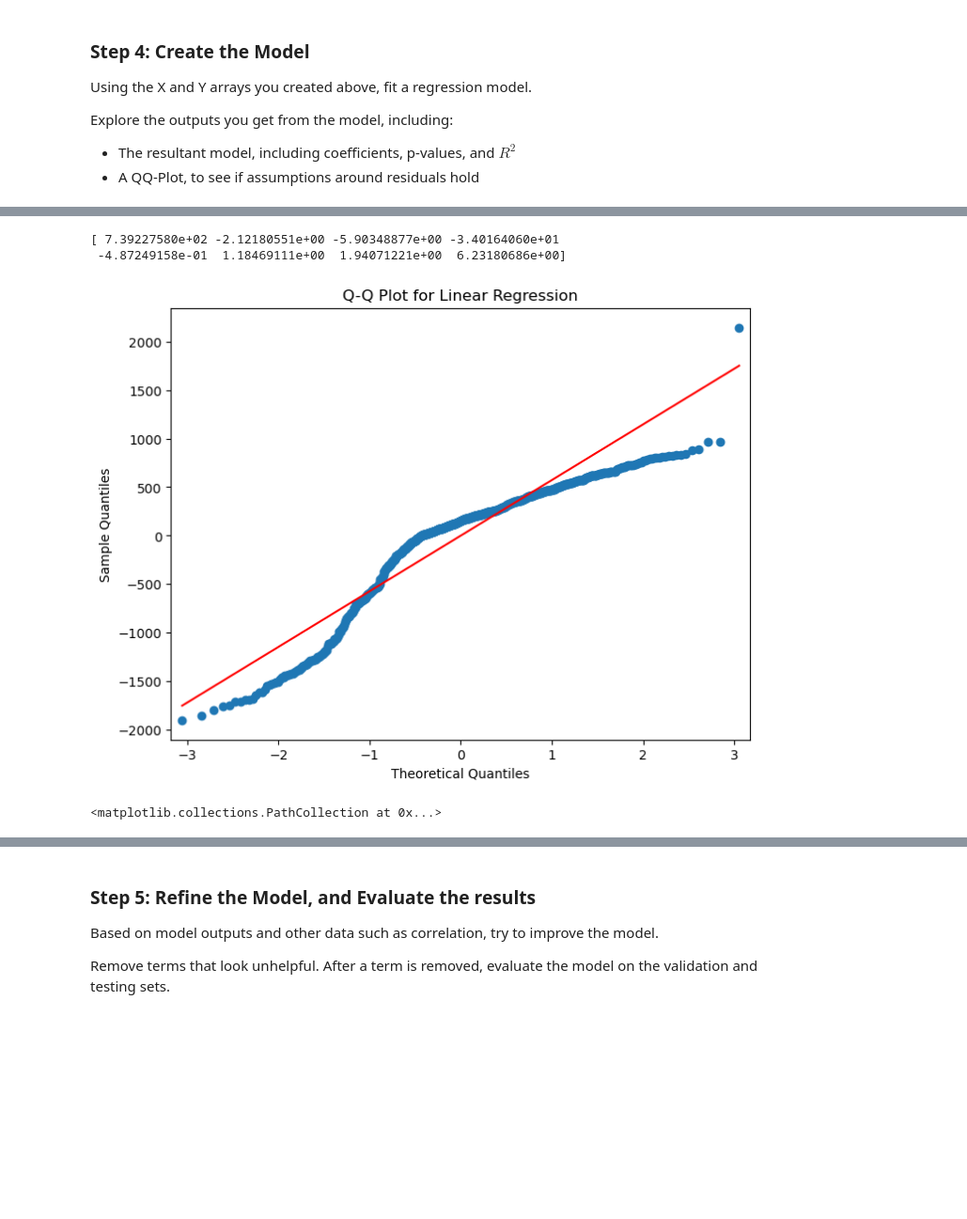
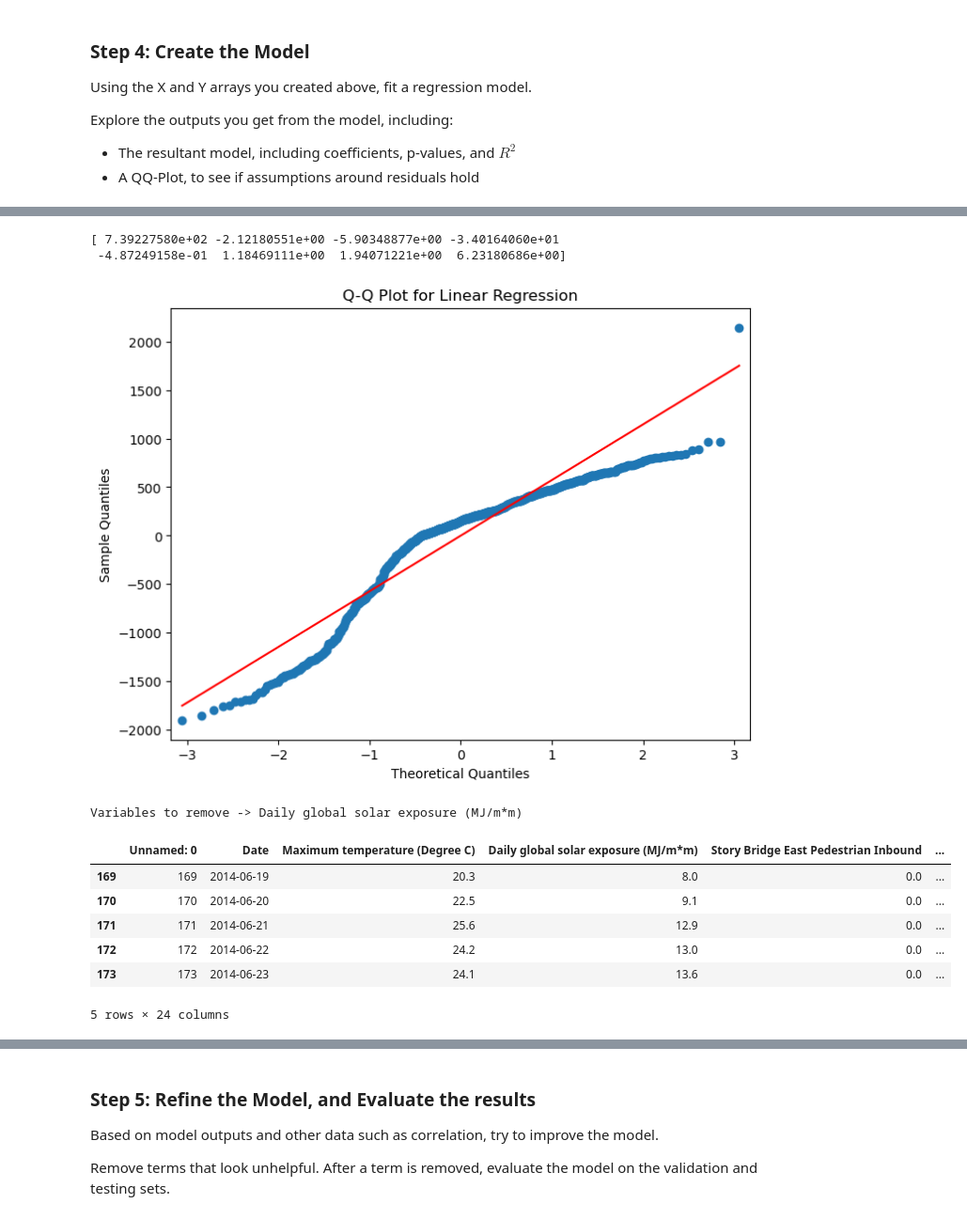
Before and after one commit to bownessjessie18/CAB420, a Jupyter notebook: Week_01/CAB420_Prac1/CAB420_Prac_1_Q1_Template.ipynb, the cells around one changed output, grey strips where cells are left out. Shown at 94% size. Saved outputs shown, nothing was run; the diff lists cells and outputs as text; code cells hidden in the pictures; blank space fills up the shorter version.

```diff
--- a/Week_01/CAB420_Prac1/CAB420_Prac_1_Q1_Template.ipynb
+++ b/Week_01/CAB420_Prac1/CAB420_Prac_1_Q1_Template.ipynb
@@ -186,16 +186,31 @@ strong multicollinearity or other numerical problems.
 # %%
 print(model_1.params)
 #plot a residuals plot
 fig, ax = plt.subplots(figsize=(8,6))
 sm.qqplot(model_1.resid, ax=ax, line='s')
 plt.title('Q-Q Plot for Linear Regression')
 plt.show()
 
 fig, ax = plt.subplots(figsize=(8,6))
 ax.scatter(model_1.predict(X_train), model_1.resid)
+
+# dropping models that do not have high pearson correlation factor
+to_remove = [X_variables[0]]
+print('Variables to remove -> {}'.format(to_remove[0]))
+train = train.drop('Rainfall amount (millimetres)', axis = 1)
+# also want to remove these variable names from the X_variable list
+X_variables.remove(to_remove[0])
+train.head()
 # %% [output]
 [ 7.39227580e+02 -2.12180551e+00 -5.90348877e+00 -3.40164060e+01
  -4.87249158e-01  1.18469111e+00  1.94071221e+00  6.23180686e+00]
 [figure]
-<matplotlib.collections.PathCollection at 0x...>
+Variables to remove -> Daily global solar exposure (MJ/m*m)
+|  | Unnamed: 0 | Date | Maximum temperature (Degree C) | Daily global solar exposure (MJ/m*m) | Story Bridge East Pedestrian Inbound | ... |
+| 169 | 169 | 2014-06-19 | 20.3 | 8.0 | 0.0 | ... |
+| 170 | 170 | 2014-06-20 | 22.5 | 9.1 | 0.0 | ... |
+| 171 | 171 | 2014-06-21 | 25.6 | 12.9 | 0.0 | ... |
+| 172 | 172 | 2014-06-22 | 24.2 | 13.0 | 0.0 | ... |
+| 173 | 173 | 2014-06-23 | 24.1 | 13.6 | 0.0 | ... |
+5 rows × 24 columns
 [figure]
```
Also changed, not shown: parts of 4 cells of this notebook, 1 other file.
